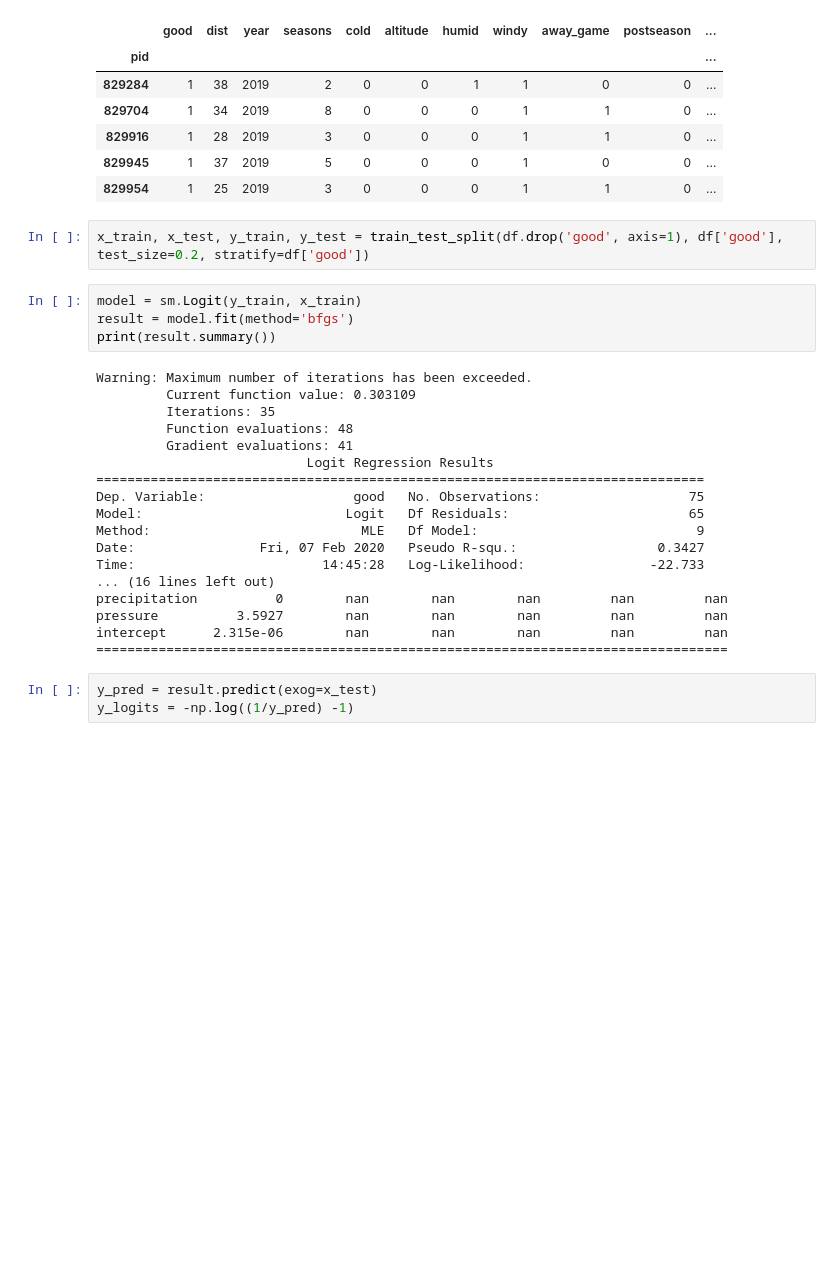
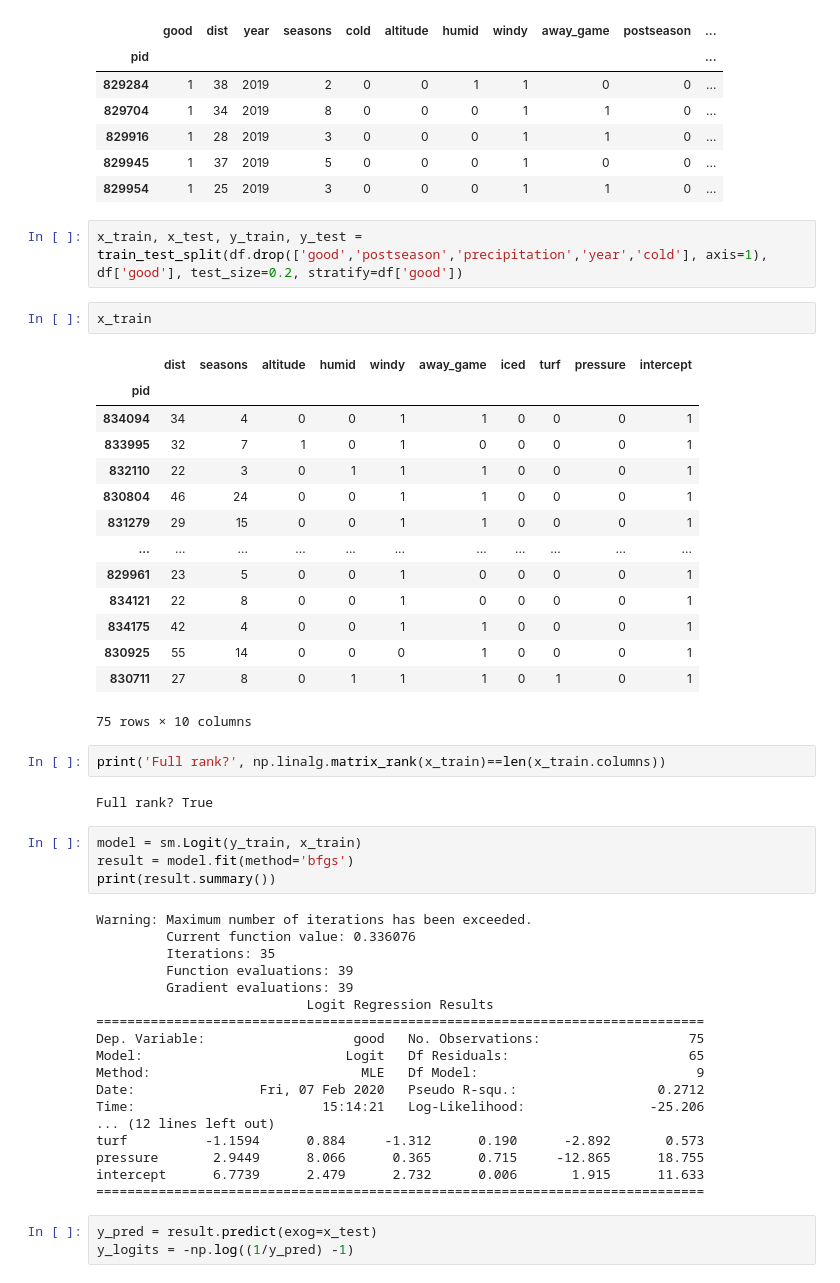
Before and after one commit to lewisbails/nfl-project, a Jupyter notebook: scripts/explore.ipynb, the cells around one changed output. Drawn from its saved outputs; the diff is of its cells as text; blank space fills up the shorter version.

Commit message:
removed some of the columns for full-rank, will need to put them back in when we get more data

```diff
--- a/scripts/explore.ipynb
+++ b/scripts/explore.ipynb
@@ -18,29 +18,50 @@ df.head()
 | 829945 | 1 | 37 | 2019 | 5 | 0 | 0 | 0 | 1 | 0 | 0 | ... |
 | 829954 | 1 | 25 | 2019 | 3 | 0 | 0 | 0 | 1 | 1 | 0 | ... |
 # %%
-x_train, x_test, y_train, y_test = train_test_split(df.drop('good', axis=1), df['good'], test_size=0.2, stratify=df['good'])
+x_train, x_test, y_train, y_test = train_test_split(df.drop(['good','postseason','precipitation','year','cold'], axis=1), df['good'], test_size=0.2, stratify=df['good'])
+# %%
+x_train
+# %% [output]
+|  | dist | seasons | altitude | humid | windy | away_game | iced | turf | pressure | intercept |
+| pid |  |  |  |  |  |  |  |  |  |  |
+| 834094 | 34 | 4 | 0 | 0 | 1 | 1 | 0 | 0 | 0 | 1 |
+| 833995 | 32 | 7 | 1 | 0 | 1 | 0 | 0 | 0 | 0 | 1 |
+| 832110 | 22 | 3 | 0 | 1 | 1 | 1 | 0 | 0 | 0 | 1 |
+| 830804 | 46 | 24 | 0 | 0 | 1 | 1 | 0 | 0 | 0 | 1 |
+| 831279 | 29 | 15 | 0 | 0 | 1 | 1 | 0 | 0 | 0 | 1 |
+| ... | ... | ... | ... | ... | ... | ... | ... | ... | ... | ... |
+| 829961 | 23 | 5 | 0 | 0 | 1 | 0 | 0 | 0 | 0 | 1 |
+| 834121 | 22 | 8 | 0 | 0 | 1 | 0 | 0 | 0 | 0 | 1 |
+| 834175 | 42 | 4 | 0 | 0 | 1 | 1 | 0 | 0 | 0 | 1 |
+| 830925 | 55 | 14 | 0 | 0 | 0 | 1 | 0 | 0 | 0 | 1 |
+| 830711 | 27 | 8 | 0 | 1 | 1 | 1 | 0 | 1 | 0 | 1 |
+75 rows × 10 columns
+# %%
+print('Full rank?', np.linalg.matrix_rank(x_train)==len(x_train.columns))
+# %% [output]
+Full rank? True
 # %%
 model = sm.Logit(y_train, x_train)
 result = model.fit(method='bfgs')
 print(result.summary())
 # %% [output]
 Warning: Maximum number of iterations has been exceeded.
-         Current function value: 0.303109
+         Current function value: 0.336076
          Iterations: 35
-         Function evaluations: 48
-         Gradient evaluations: 41
+         Function evaluations: 39
+         Gradient evaluations: 39
                            Logit Regression Results
 ==============================================================================
 Dep. Variable:                   good   No. Observations:                   75
 Model:                          Logit   Df Residuals:                       65
 Method:                           MLE   Df Model:                            9
-Date:                Fri, 07 Feb 2020   Pseudo R-squ.:                  0.3427
-Time:                        14:45:28   Log-Likelihood:                -22.733
-... (16 lines left out)
-precipitation          0        nan        nan        nan         nan         nan
-pressure          3.5927        nan        nan        nan         nan         nan
-intercept      2.315e-06        nan        nan        nan         nan         nan
-=================================================================================
+Date:                Fri, 07 Feb 2020   Pseudo R-squ.:                  0.2712
+Time:                        15:14:21   Log-Likelihood:                -25.206
+... (12 lines left out)
+turf          -1.1594      0.884     -1.312      0.190      -2.892       0.573
+pressure       2.9449      8.066      0.365      0.715     -12.865      18.755
+intercept      6.7739      2.479      2.732      0.006       1.915      11.633
+==============================================================================
 # %%
 y_pred = result.predict(exog=x_test)
 y_logits = -np.log((1/y_pred) -1)
```
